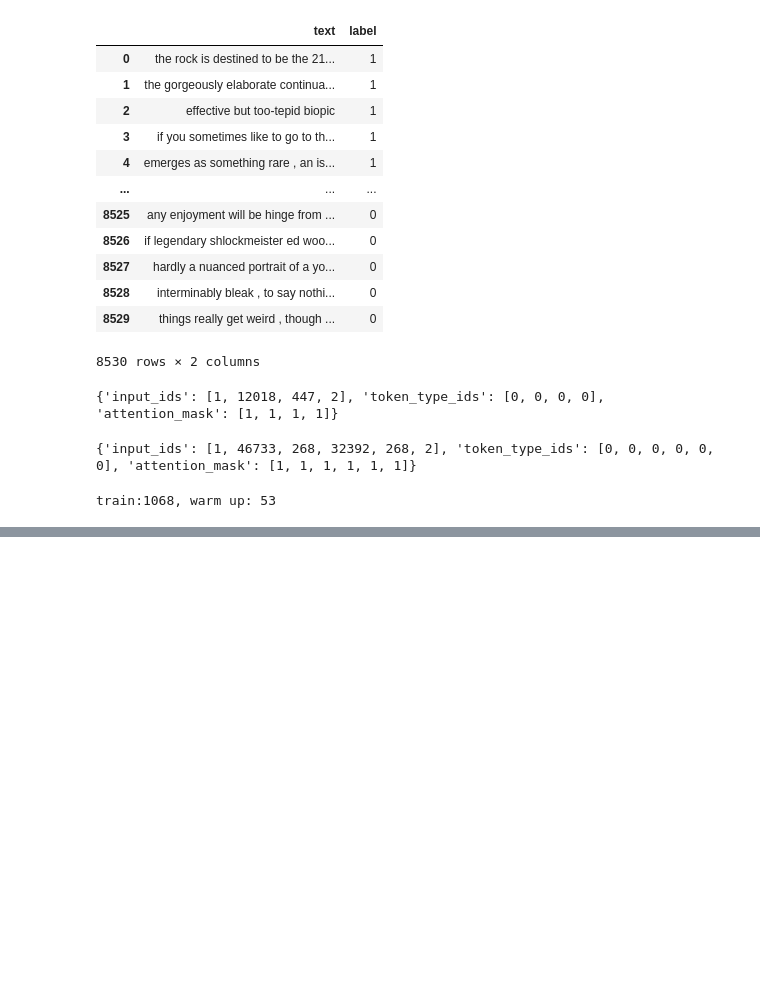
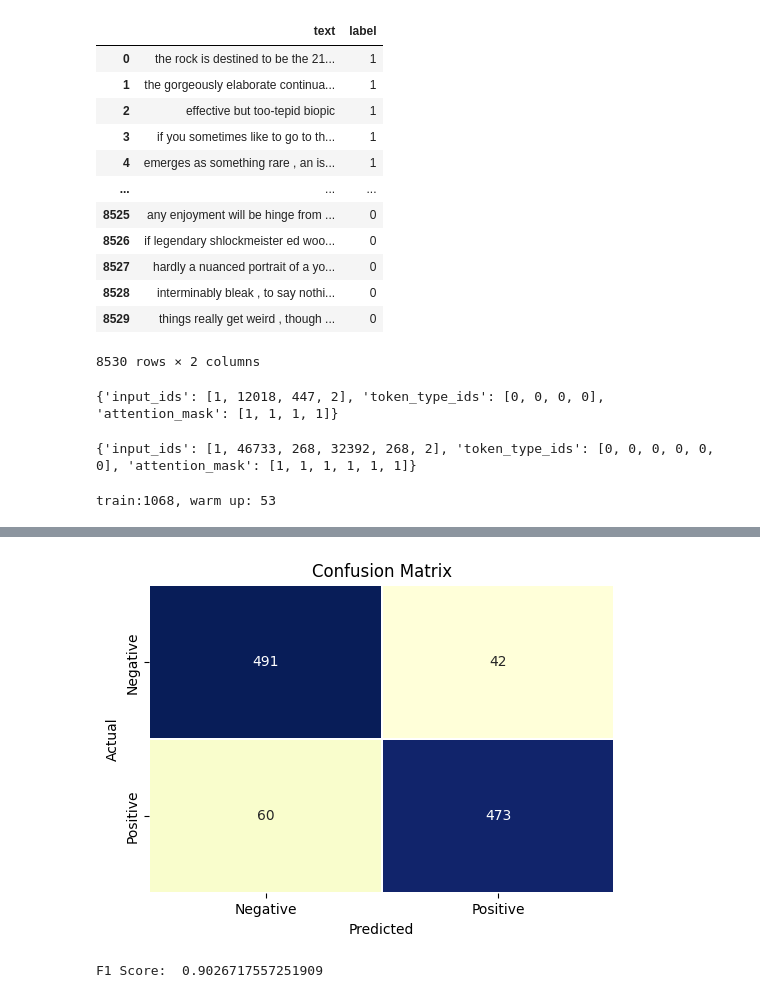
Before and after one commit to Anou-shka/SC4002_NLP, a Jupyter notebook: BERT/train_bert.ipynb, the cells around one changed output, grey strips where cells are left out. Saved outputs shown, nothing was run; the diff lists cells and outputs as text; code cells hidden in the pictures; blank space fills up the shorter version.

```diff
--- a/BERT/train_bert.ipynb
+++ b/BERT/train_bert.ipynb
@@ -342,22 +361,7 @@ epoch [2/2] validation loss: [0.2262] validation accuracy: [0.9118198874296435]
 # test loss
 cls_model.eval()
 
-test_loss = 0
-with torch.no_grad():
-    for data in test_loader:
-        input_ids = data["input_ids"].to(device)
-        attention_mask = data["attention_mask"].to(device)
-        label = data["label"].view(-1, 1).float().to(device)
-
-        logits = cls_model.forward(input_ids, attention_mask)
-        loss = loss_fn.forward(
-            input = logits,
-            target = label
-        )
-
-        test_loss += loss.detach().cpu()
-
-    test_loss /= len(val_loader)
+test_loss = compute_loss(test_loader)
 
 test_acc = compute_accuracy(test_loader)
 
@@ -374,0 +441,33 @@ F.sigmoid(cls_model.forward(toks["input_ids"].to(device), toks["attention_mask"]
+# %%
+# visualization 2: confusion matrix
+
+def plot_confusion(
+        all_predictions : list,
+        all_labels : list
+    ) -> None:
+
+    cm = confusion_matrix(all_labels, all_predictions) # from sklearn
+
+    plt.figure(figsize=(6,4))
+    sns.heatmap(cm, annot=True, fmt='d', linewidths=0.2, cmap="YlGnBu", cbar=False)
+    plt.xlabel("Predicted")
+    plt.ylabel("Actual")
+    plt.title("Confusion Matrix")
+    plt.xticks([0.5, 1.5], ['Negative', 'Positive'])
+    plt.yticks([0.5, 1.5], ['Negative', 'Positive'], va='center')
+    plt.show()
+
+plot_confusion(all_predictions, all_labels)
+# %% [output]
+[figure, added]
+# %%
+def plot_f1_score(
+        all_predictions : list,
+        all_labels : list
+    ) -> None:
+    f1 = f1_score(all_labels, all_predictions)
+    print("F1 Score: ", f1)
+
+plot_f1_score(all_predictions, all_labels)
+# %% [output]
+F1 Score:  0.9026717557251909
```
Also changed, not shown: parts of 11 cells of this notebook.
